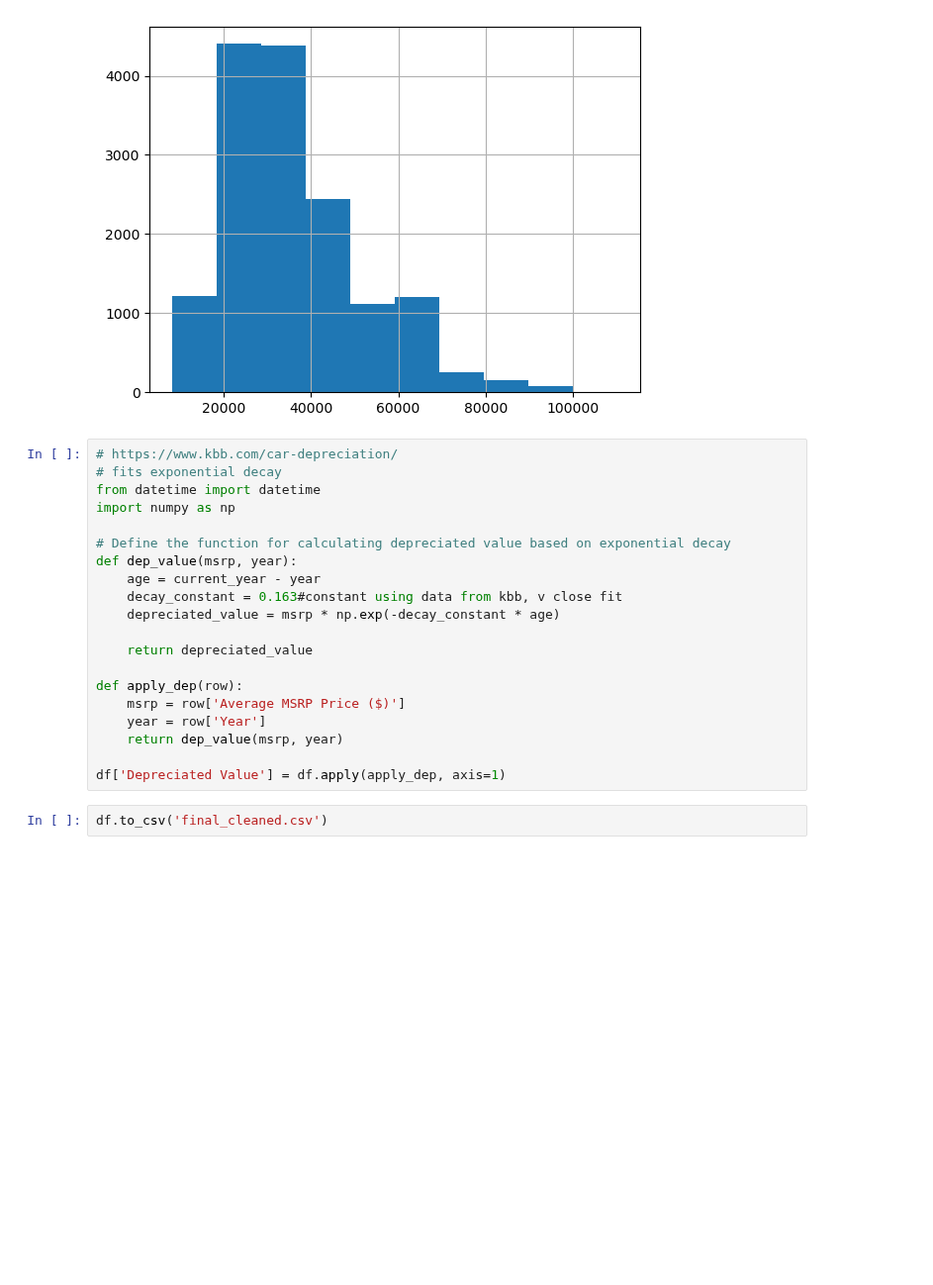
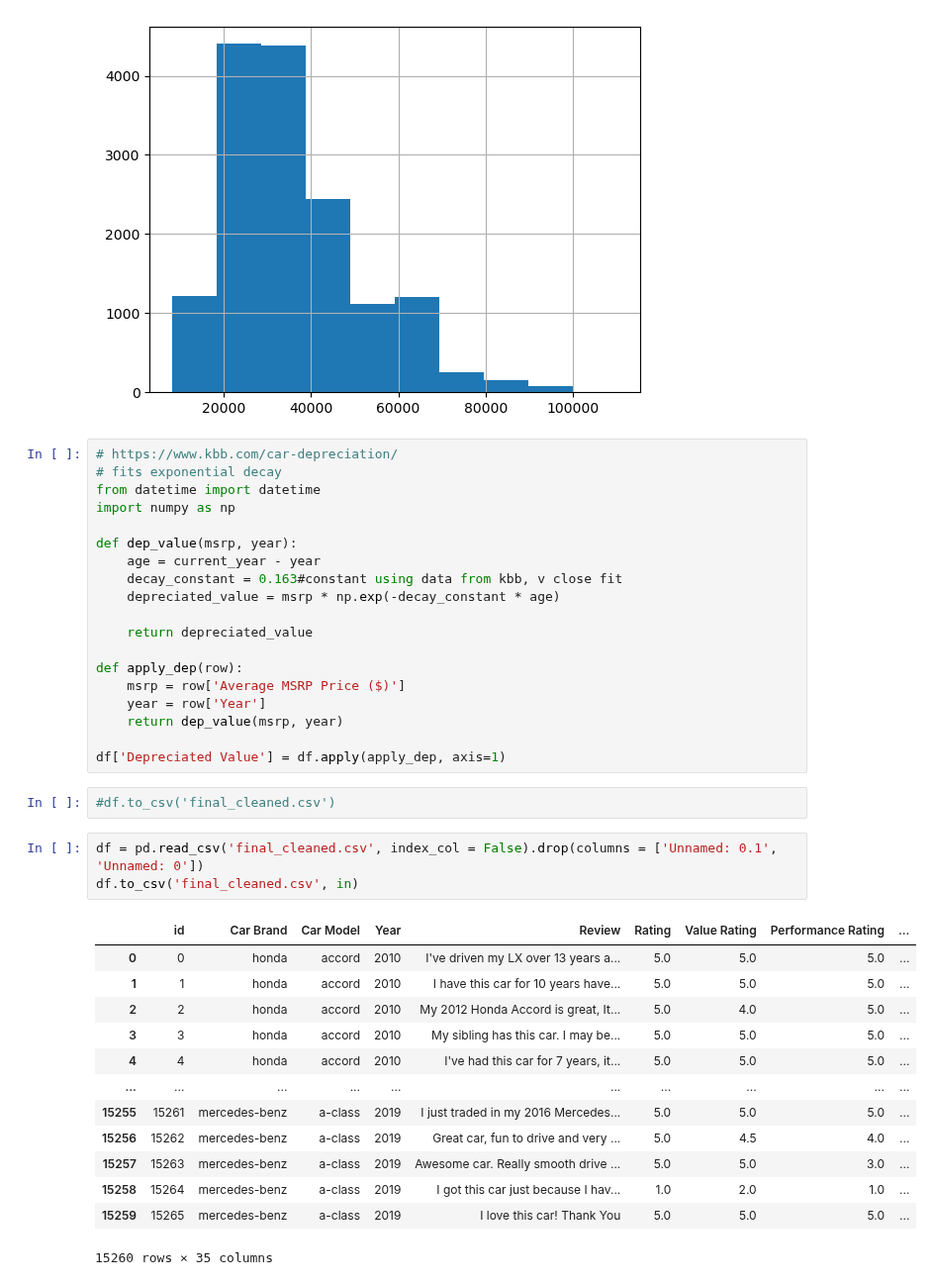
Before and after one commit to ethanrwong/Marketing-Analytics-Group-Project, a Jupyter notebook: Adding Sentiment Scores.ipynb, the cells around one changed output. Shown at 99% size. Saved outputs shown, nothing was run; the diff lists cells and outputs as text; blank space fills up the shorter version.

Commit message:
fixed final_cleaned

```diff
--- a/Adding Sentiment Scores.ipynb
+++ b/Adding Sentiment Scores.ipynb
@@ -65,7 +64,6 @@ df['Average MSRP Price ($)'].hist()
 from datetime import datetime
 import numpy as np
 
-# Define the function for calculating depreciated value based on exponential decay
 def dep_value(msrp, year):
     age = current_year - year
     decay_constant = 0.163#constant using data from kbb, v close fit
@@ -80,4 +78,21 @@ def apply_dep(row):
 
 df['Depreciated Value'] = df.apply(apply_dep, axis=1)
 # %%
-df.to_csv('final_cleaned.csv')
+#df.to_csv('final_cleaned.csv')
+# %%
+df = pd.read_csv('final_cleaned.csv', index_col = False).drop(columns = ['Unnamed: 0.1', 'Unnamed: 0'])
+df.to_csv('final_cleaned.csv', in)
+# %% [output]
+|  | id | Car Brand | Car Model | Year | Review | Rating | Value Rating | Performance Rating | ... |
+| 0 | 0 | honda | accord | 2010 | I've driven my LX over 13 years a... | 5.0 | 5.0 | 5.0 | ... |
+| 1 | 1 | honda | accord | 2010 | I have this car for 10 years have... | 5.0 | 5.0 | 5.0 | ... |
+| 2 | 2 | honda | accord | 2010 | My 2012 Honda Accord is great, It... | 5.0 | 4.0 | 5.0 | ... |
+| 3 | 3 | honda | accord | 2010 | My sibling has this car. I may be... | 5.0 | 5.0 | 5.0 | ... |
+| 4 | 4 | honda | accord | 2010 | I've had this car for 7 years, it... | 5.0 | 5.0 | 5.0 | ... |
+| ... | ... | ... | ... | ... | ... | ... | ... | ... | ... |
+| 15255 | 15261 | mercedes-benz | a-class | 2019 | I just traded in my 2016 Mercedes... | 5.0 | 5.0 | 5.0 | ... |
+| 15256 | 15262 | mercedes-benz | a-class | 2019 | Great car, fun to drive and very ... | 5.0 | 4.5 | 4.0 | ... |
+| 15257 | 15263 | mercedes-benz | a-class | 2019 | Awesome car. Really smooth drive ... | 5.0 | 5.0 | 3.0 | ... |
+| 15258 | 15264 | mercedes-benz | a-class | 2019 | I got this car just because I hav... | 1.0 | 2.0 | 1.0 | ... |
+| 15259 | 15265 | mercedes-benz | a-class | 2019 | I love this car! Thank You | 5.0 | 5.0 | 5.0 | ... |
+15260 rows × 35 columns
```
Also changed, not shown: parts of 1 cell of this notebook, 3 other files.
